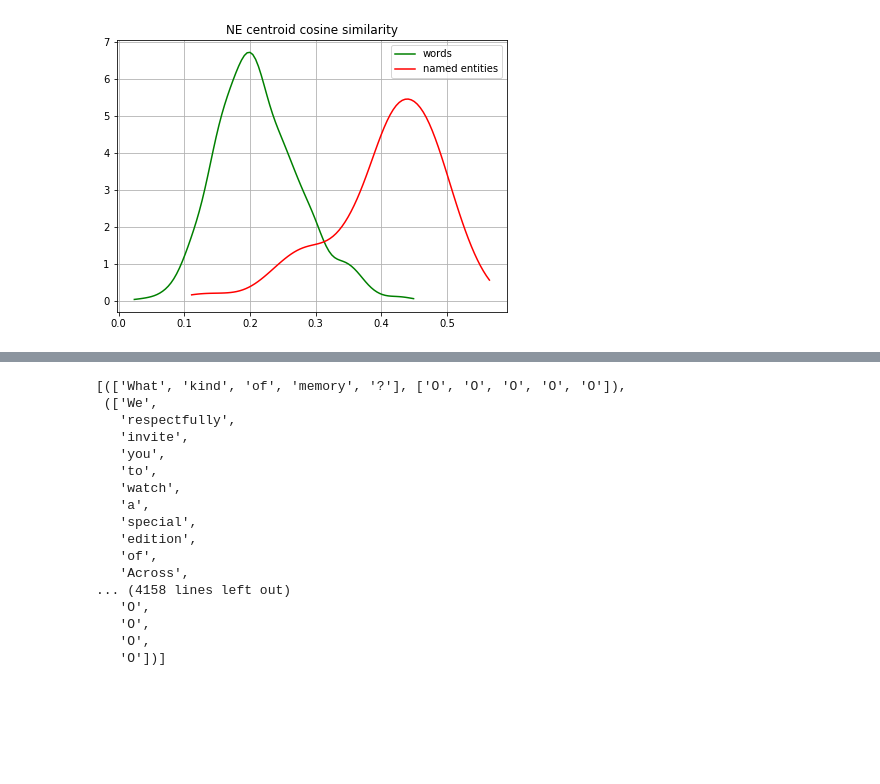
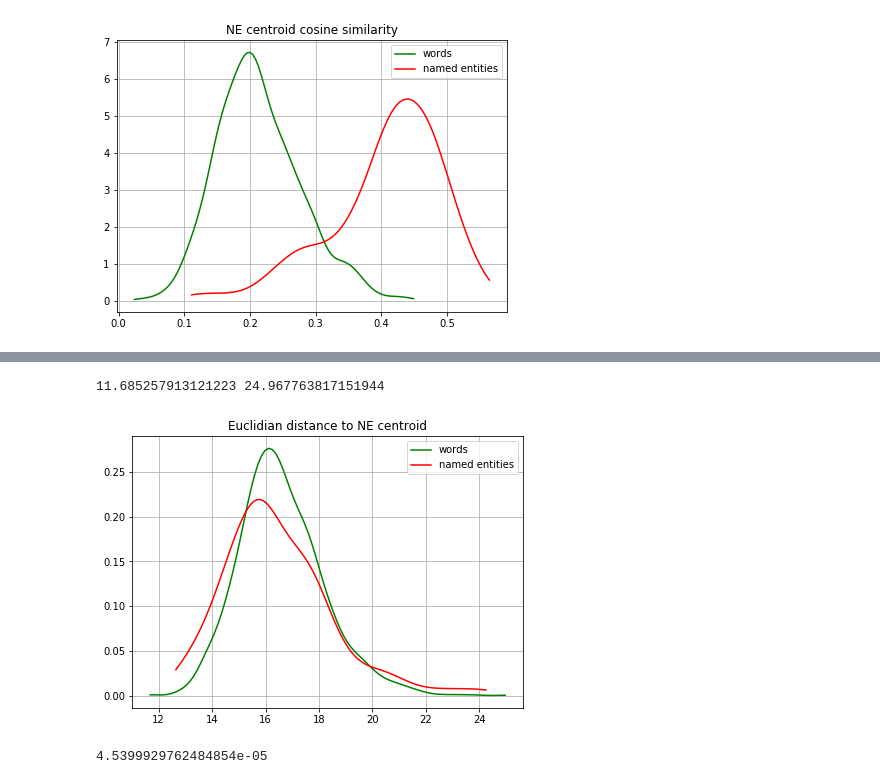
Before and after one commit to deeppavlov/fewshot_NER, a Jupyter notebook: notebooks/10. Different similarity metrics comparison.ipynb, the cells around one changed output, grey strips where cells are left out. Cells and saved outputs as stored; diff of their text form; code cells hidden in the pictures; blank space fills up the shorter version.

```diff
--- a/notebooks/10. Different similarity metrics comparison.ipynb
+++ b/notebooks/10. Different similarity metrics comparison.ipynb
@@ -105,20 +109,16 @@ plotPDE(sims['words_mahalanobis'], y_q, 'Words mahalanobis similarity')
 # %%
-dataset_orig['train'][:100]
+# dataset_orig['train'][:100]
-# %% [output]
-[(['What', 'kind', 'of', 'memory', '?'], ['O', 'O', 'O', 'O', 'O']),
- (['We',
-   'respectfully',
-   'invite',
-   'you',
-   'to',
-   'watch',
-   'a',
-   'special',
-   'edition',
-   'of',
-   'Across',
-... (4158 lines left out)
-   'O',
-   'O',
-   'O',
-   'O'])]
+# %%
+euc_dist_NE_cent = calc_euc_dist(X_q, ne_centroid_s)
+# %%
+print(np.min(euc_dist_NE_cent),np.max(euc_dist_NE_cent))
+# %% [output]
+11.685257913121223 24.967763817151944
+# %%
+plotPDE(euc_dist_NE_cent, y_q, 'Euclidian distance to NE centroid')
+# %% [output]
+[figure, added]
+# %%
+np.exp(-10)
+# %% [output]
+4.5399929762484854e-05
```
Also changed, not shown: parts of 23 cells of this notebook, 12 other files.
